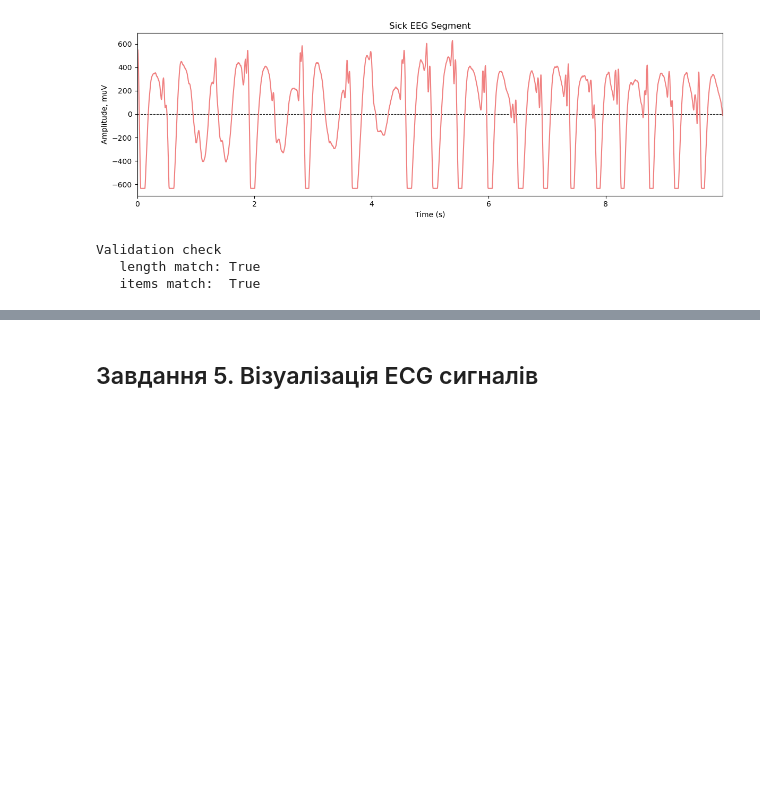
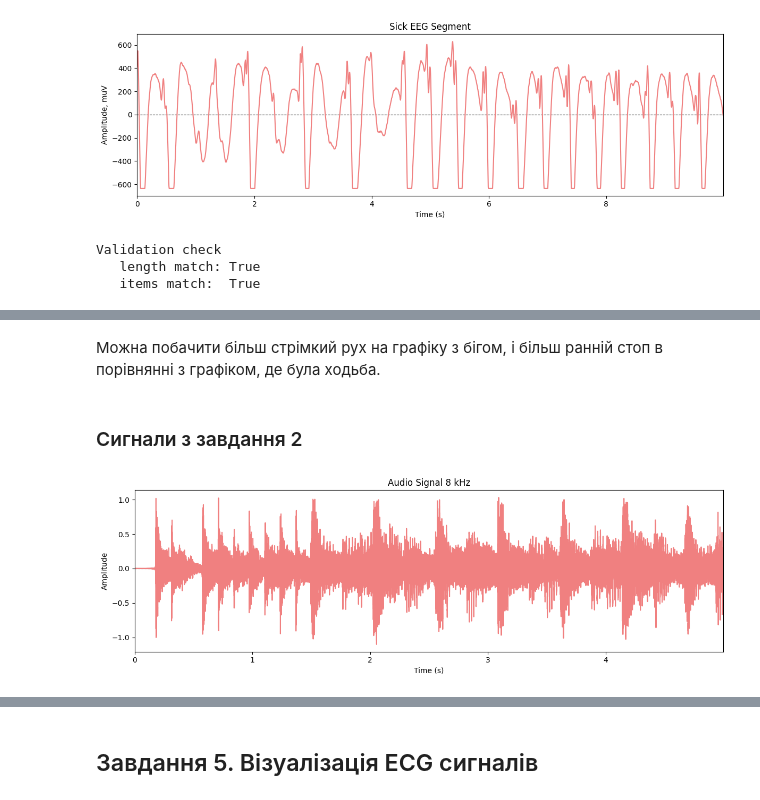
Before and after one commit to n1n1n1q/SignalProcessingLabs, a Jupyter notebook: lab01/sig_proc1.ipynb, the cells around one changed output, grey strips where cells are left out. Drawn from its saved outputs; the diff is of its cells as text; code cells hidden in the pictures; blank space fills up the shorter version.

```diff
--- a/lab01/sig_proc1.ipynb
+++ b/lab01/sig_proc1.ipynb
@@ -17,0 +41,4 @@ def signal_len(signal, freq):
+# %%
+data, sr = sf.read("data/music/cool_song.mp3")
+duration = 5
+print(sr)
@@ -17,0 +47,7 @@ def signal_len(signal, freq):
+# %%
+num_samples = int(duration * sr)
+data_44khz = data[:num_samples]
+# %%
+target_sr = 8000
+n = int(duration * target_sr)
+data_8khz = resample(data_44khz, n)
@@ -95,0 +162,8 @@ Validation check
+# %% [markdown]
+Можна побачити більш стрімкий рух на графіку з бігом, і більш ранній стоп в порівнянні з графіком, де була ходьба.
+# %% [markdown]
+### Сигнали з завдання 2
+# %%
+plot_signal_parted(data_8khz, 8000, title='Audio Signal 8 kHz', ylabel="Amplitude")
+# %% [output]
+[figure, added]
```
Also changed, not shown: parts of 22 cells of this notebook, 9 other files.
